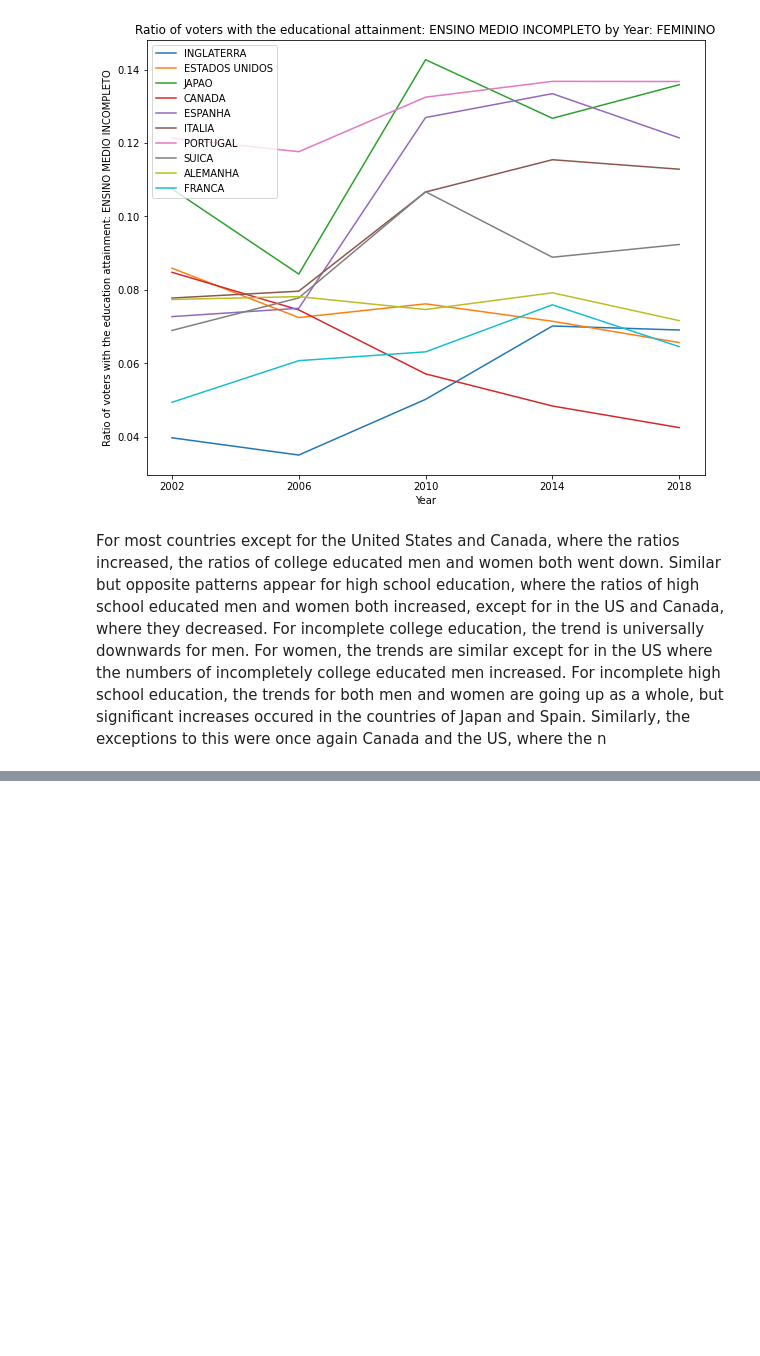
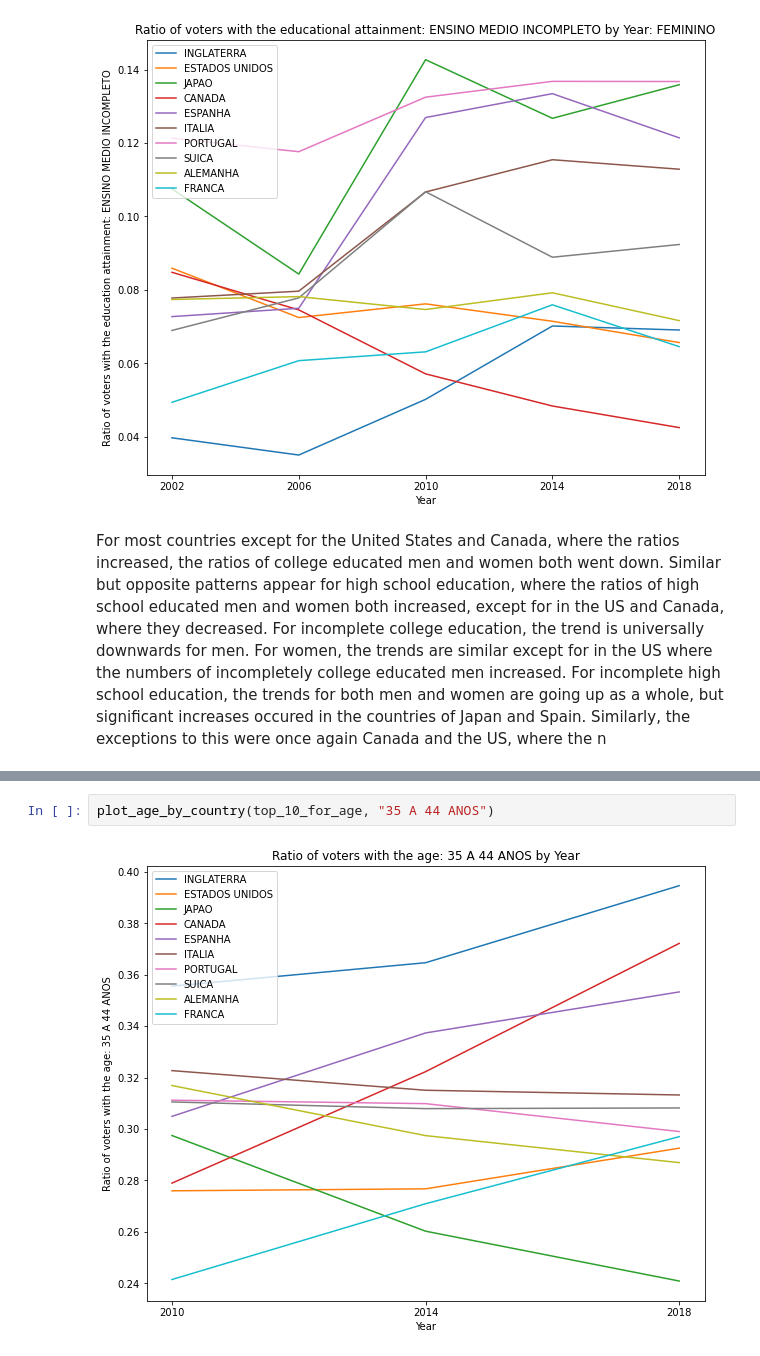
Before and after one commit to BU-Spark/ds-boston-bpda-br-election, a Jupyter notebook: TEAM1/src/electorate_location.ipynb, the cells around one changed output, grey strips where cells are left out. Saved outputs shown, nothing was run; the diff lists cells and outputs as text; blank space fills up the shorter version.

```diff
--- a/TEAM1/src/electorate_location.ipynb
+++ b/TEAM1/src/electorate_location.ipynb
@@ -914,0 +967,4 @@ For most countries except for the United States and Canada, where the ratios inc
+# %%
+plot_age_by_country(top_10_for_age, "35 A 44 ANOS")
+# %% [output]
+[figure, added]
```
Also changed, not shown: parts of 9 cells of this notebook.
